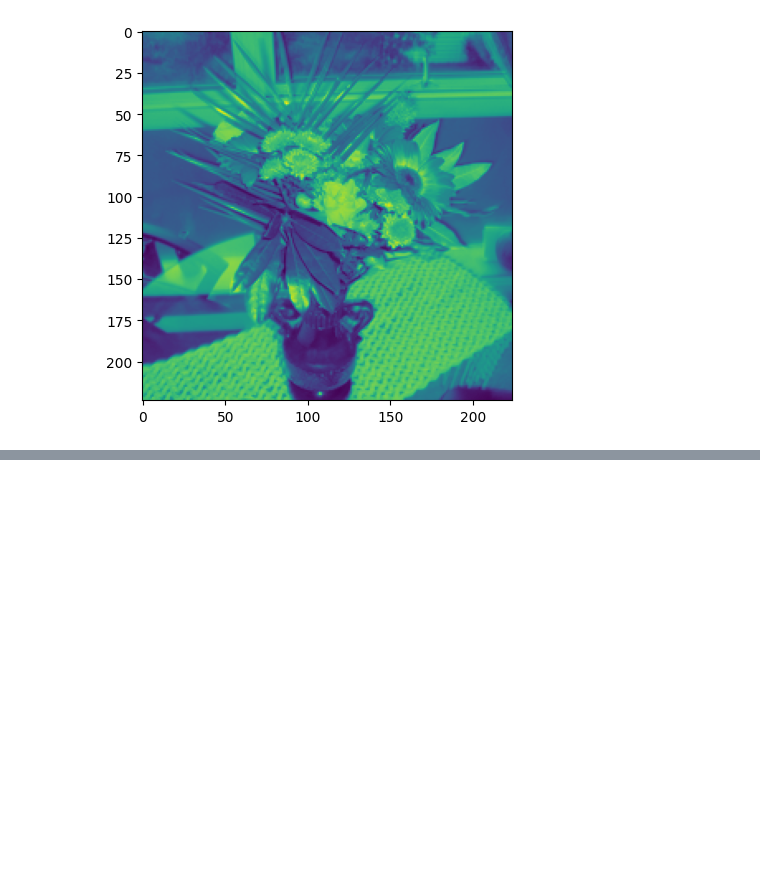
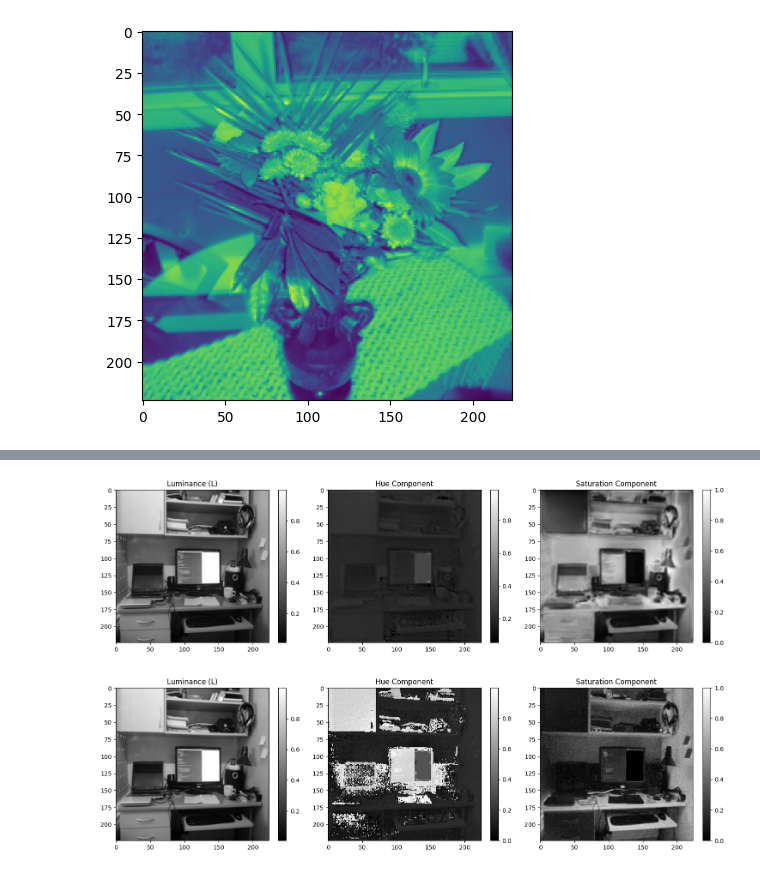
Before and after one commit to cassuci/mc959_ssl, a Jupyter notebook: test.ipynb, the cells around one changed output, grey strips where cells are left out. Saved outputs shown, nothing was run; the diff lists cells and outputs as text; code cells hidden in the pictures; blank space fills up the shorter version.

```diff
--- a/test.ipynb
+++ b/test.ipynb
@@ -418,0 +437,68 @@ plt.show()
+# %%
+import numpy as np
+from matplotlib import pyplot as plt
+from skimage import color
+
+def visualize_color_components(rgb_image):
+    """
+    Convert RGB image to LAB colorspace and display luminance, hue and saturation components
+    using skimage.color.
+
+    Parameters:
+    rgb_image: numpy.ndarray
+        Input RGB image with values in range [0, 1] or [0, 255]
+
+    Returns:
+    tuple: (luminance_image, hue_image, saturation_image) as numpy arrays
+    """
+    # Ensure input is float in range [0, 1]
+    if rgb_image.max() > 1.0:
+        rgb_image = rgb_image / 255.0
+
+    # Convert RGB to LAB
+    lab = color.rgb2lab(rgb_image)
+
+    # Extract L, a and b components
+    luminance = lab[..., 0]  # L component is already in [0, 100] range
+    a = lab[..., 1]
+    b = lab[..., 2]
+
+    # Calculate hue (in degrees)
+    hue = np.rad2deg(np.arctan2(b, a)) % 360
+
+    # Calculate saturation (chroma in LAB space)
+    saturation = np.sqrt(np.square(a) + np.square(b))
+
+    # Normalize components for display
+    luminance_normalized = luminance / 100.0  # L is in range [0, 100]
+    hue_normalized = hue / 360.0
+    saturation_normalized = (saturation - saturation.min()) / (saturation.max() - saturation.min())
+
+    # Create figure with subplots
+    fig, (ax1, ax2, ax3) = plt.subplots(1, 3, figsize=(15, 4))
+
+    # Display luminance component
+    lum_img = ax1.imshow(luminance_normalized, cmap='gray')
+    ax1.set_title('Luminance (L)')
+    plt.colorbar(lum_img, ax=ax1)
+
+    # Display hue component
+    hue_img = ax2.imshow(hue_normalized, cmap='gray')
+    ax2.set_title('Hue Component')
+    plt.colorbar(hue_img, ax=ax2)
+
+    # Display saturation component
+    sat_img = ax3.imshow(saturation_normalized, cmap='gray')
+    ax3.set_title('Saturation Component')
+    plt.colorbar(sat_img, ax=ax3)
+
+    plt.tight_layout()
+    plt.show()
+
+    return luminance_normalized, hue_normalized, saturation_normalized
+
+visualize_color_components(predicted_color.numpy())
+visualize_color_components(original_color)
+# %% [output]
+[figure, added]
+[figure, added]
```
Also changed, not shown: parts of 10 cells of this notebook, 2 other files.
